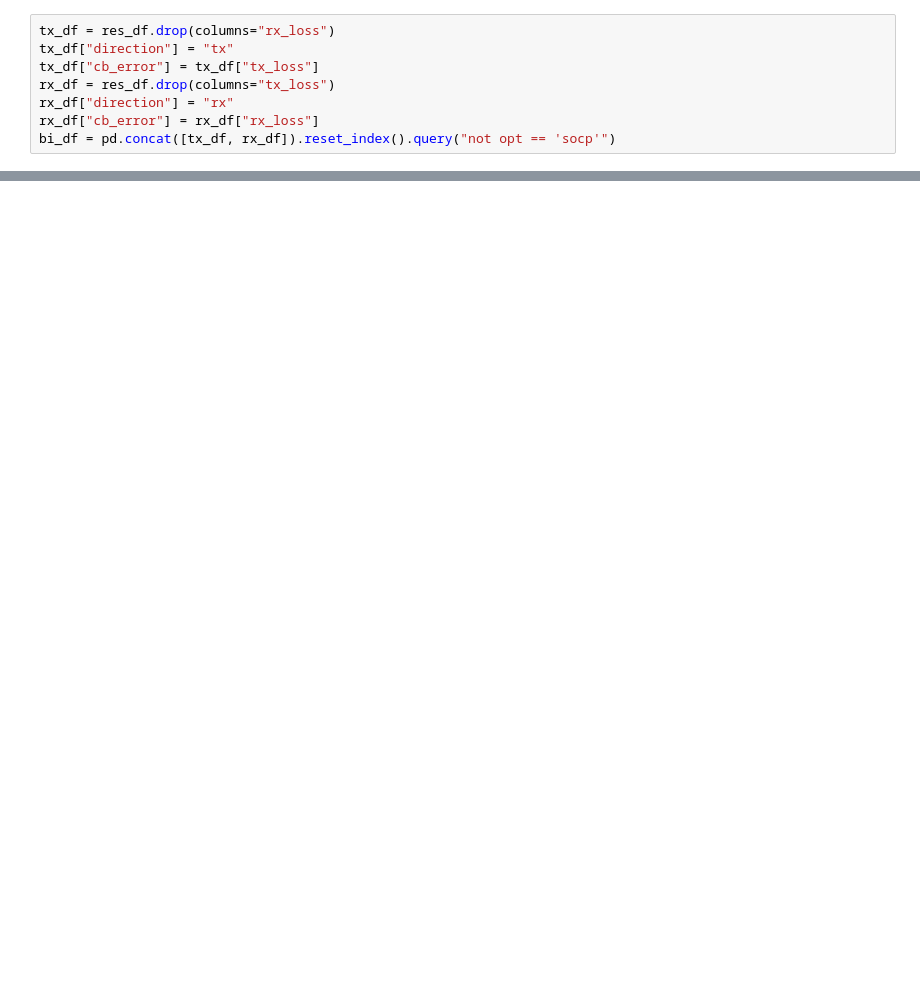
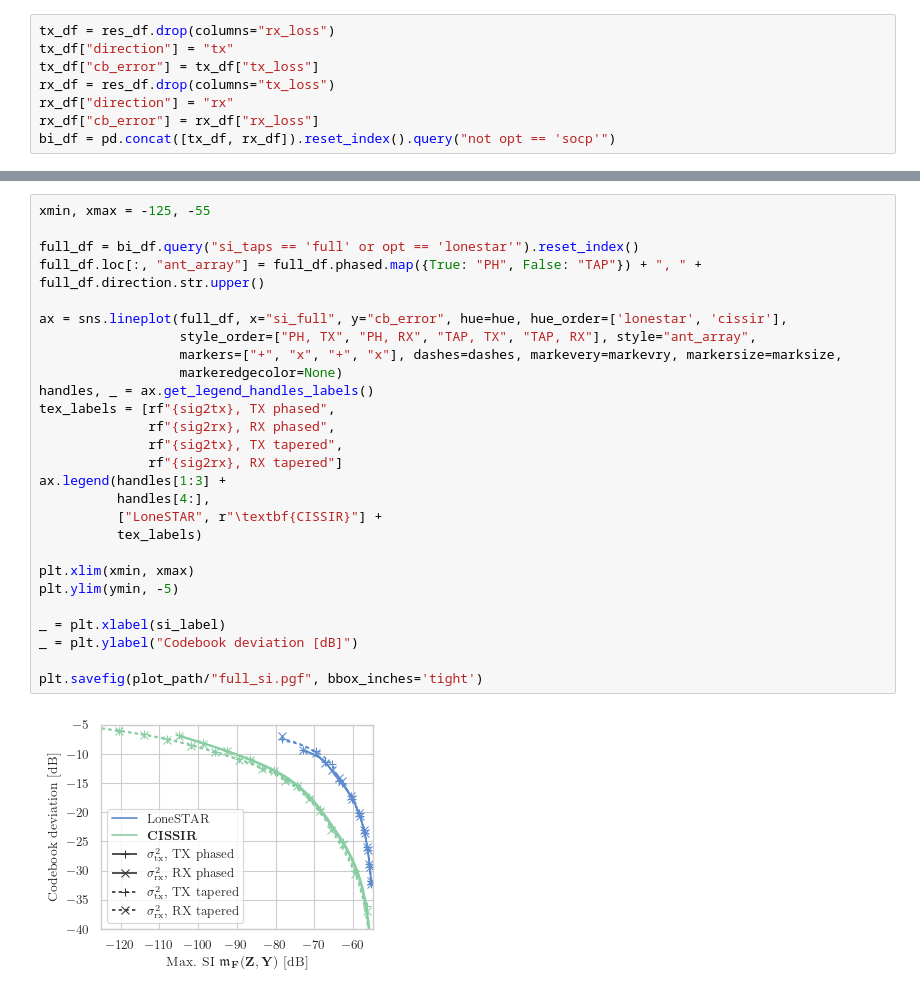
Before and after one commit to rodrihgh/CISSIR, a Jupyter notebook: notebooks/plot_tradeoffs.ipynb, the cells around one changed output, grey strips where cells are left out. Cells and saved outputs as stored; diff of their text form; blank space fills up the shorter version.

```diff
--- a/notebooks/plot_tradeoffs.ipynb
+++ b/notebooks/plot_tradeoffs.ipynb
@@ -136,0 +90,29 @@ plt.savefig(plot_path/"opt-time.pdf", bbox_inches='tight')
+# %%
+xmin, xmax = -125, -55
+
+full_df = bi_df.query("si_taps == 'full' or opt == 'lonestar'").reset_index()
+full_df.loc[:, "ant_array"] = full_df.phased.map({True: "PH", False: "TAP"}) + ", " + full_df.direction.str.upper()
+
+ax = sns.lineplot(full_df, x="si_full", y="cb_error", hue=hue, hue_order=['lonestar', 'cissir'],
+                  style_order=["PH, TX", "PH, RX", "TAP, TX", "TAP, RX"], style="ant_array",
+                  markers=["+", "x", "+", "x"], dashes=dashes, markevery=markevry, markersize=marksize,
+                  markeredgecolor=None)
+handles, _ = ax.get_legend_handles_labels()
+tex_labels = [rf"{sig2tx}, TX phased",
+              rf"{sig2rx}, RX phased",
+              rf"{sig2tx}, TX tapered",
+              rf"{sig2rx}, RX tapered"]
+ax.legend(handles[1:3] +
+          handles[4:],
+          ["LoneSTAR", r"\textbf{CISSIR}"] +
+          tex_labels)
+
+plt.xlim(xmin, xmax)
+plt.ylim(ymin, -5)
+
+_ = plt.xlabel(si_label)
+_ = plt.ylabel("Codebook deviation [dB]")
+
+plt.savefig(plot_path/"full_si.pgf", bbox_inches='tight')
+# %% [output]
+[figure, added]
```
Also changed, not shown: parts of 16 cells of this notebook, 7 other files.
